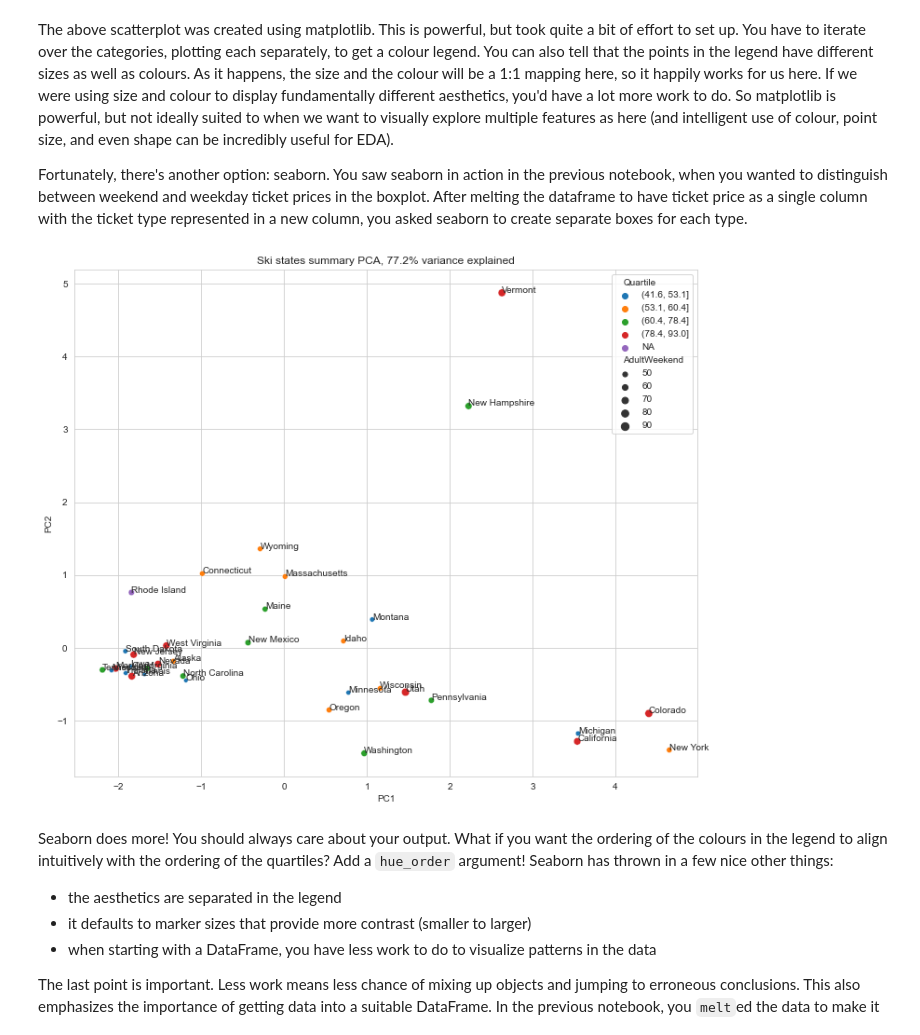
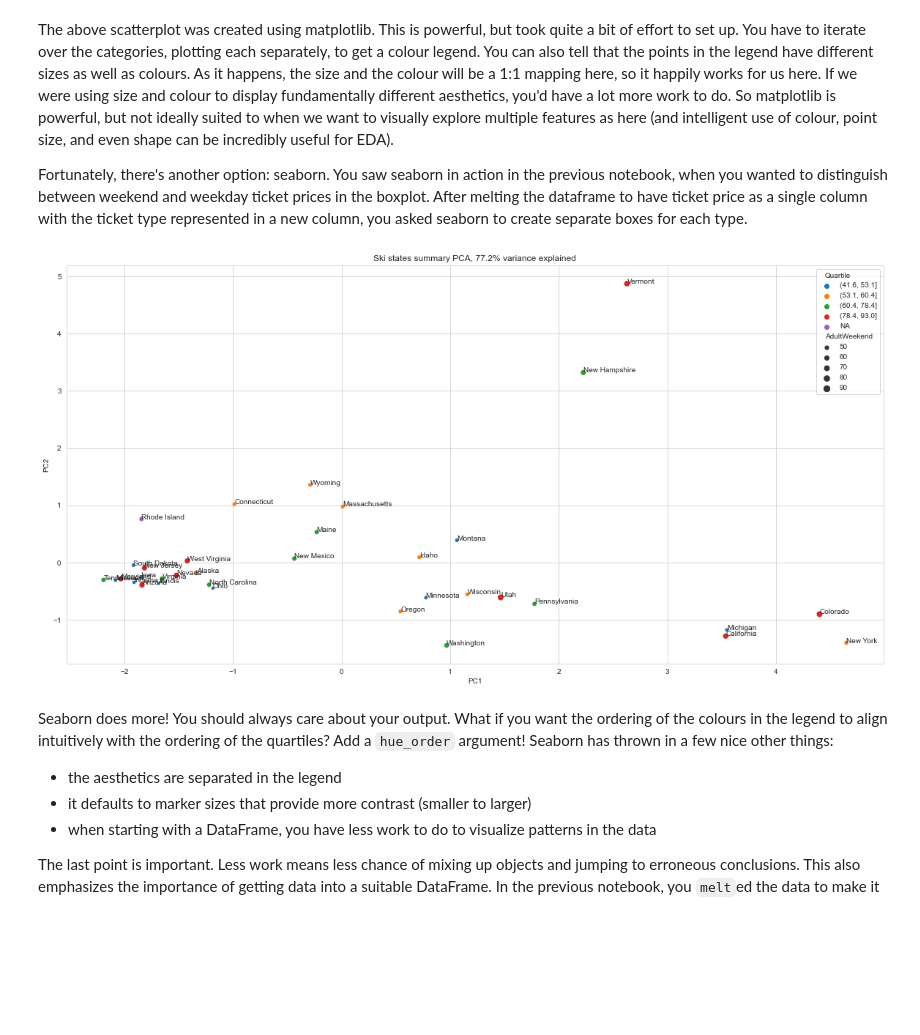
Before and after one commit to cjlcoursework/DataScienceGuidedCapstone, a Jupyter notebook: Notebooks/03_exploratory_data_analysis.chrislomeli.ipynb, the cells around one changed output. Saved outputs shown, nothing was run; the diff lists cells and outputs as text; code cells hidden in the pictures; blank space fills up the shorter version.

```diff
--- a/Notebooks/03_exploratory_data_analysis.chrislomeli.ipynb
+++ b/Notebooks/03_exploratory_data_analysis.chrislomeli.ipynb
@@ -258,6 +298,6 @@ Montana          1.122778
 Idaho            0.671492
 Name: resorts_per_100kcapita, dtype: float64
 # %%
-state_summary.set_index('state').resorts_per_100ksq_mile.sort_values(ascending=False).head()
+state_summary.set_index('state').resorts_per_100ksq_mile.sort_values(ascending=False).head(24)
 # %% [output]
 state
@@ -627,25 +677,25 @@ Fortunately, there's another option: seaborn. You saw seaborn in action in the p
 # %%
 #Code task 11#
 #Create a seaborn scatterplot by calling `sns.scatterplot`
 #Specify the dataframe pca_df as the source of the data,
 #specify 'PC1' for x and 'PC2' for y,
 #specify 'AdultWeekend' for the pointsize (scatterplot's `size` argument),
 #specify 'Quartile' for `hue`
 #specify pca_df.Quartile.cat.categories for `hue_order` - what happens with/without this?
 x = pca_df.PC1
 y = pca_df.PC2
 state = pca_df.index
-plt.subplots(figsize=(12, 10))
+plt.subplots(figsize=(20, 10))
 # Note the argument below to make sure we get the colours in the ascending
 # order we intuitively expect!
 sns.scatterplot(x='PC1', y='PC2', size='AdultWeekend', hue='Quartile',
                 hue_order=pca_df.Quartile.cat.categories, data=pca_df)
 #and we can still annotate with the state labels
 for s, x, y in zip(state, x, y):
     plt.annotate(s, (x, y))
 plt.title(f'Ski states summary PCA, {pc_var:.1f}% variance explained');
 # %% [output]
-[figure, old version]
+[figure, new version]
 # %% [markdown]
 Seaborn does more! You should always care about your output. What if you want the ordering of the colours in the legend to align intuitively with the ordering of the quartiles? Add a `hue_order` argument! Seaborn has thrown in a few nice other things:
 
```
Also changed, not shown: parts of 10 cells of this notebook, 1 other file.
